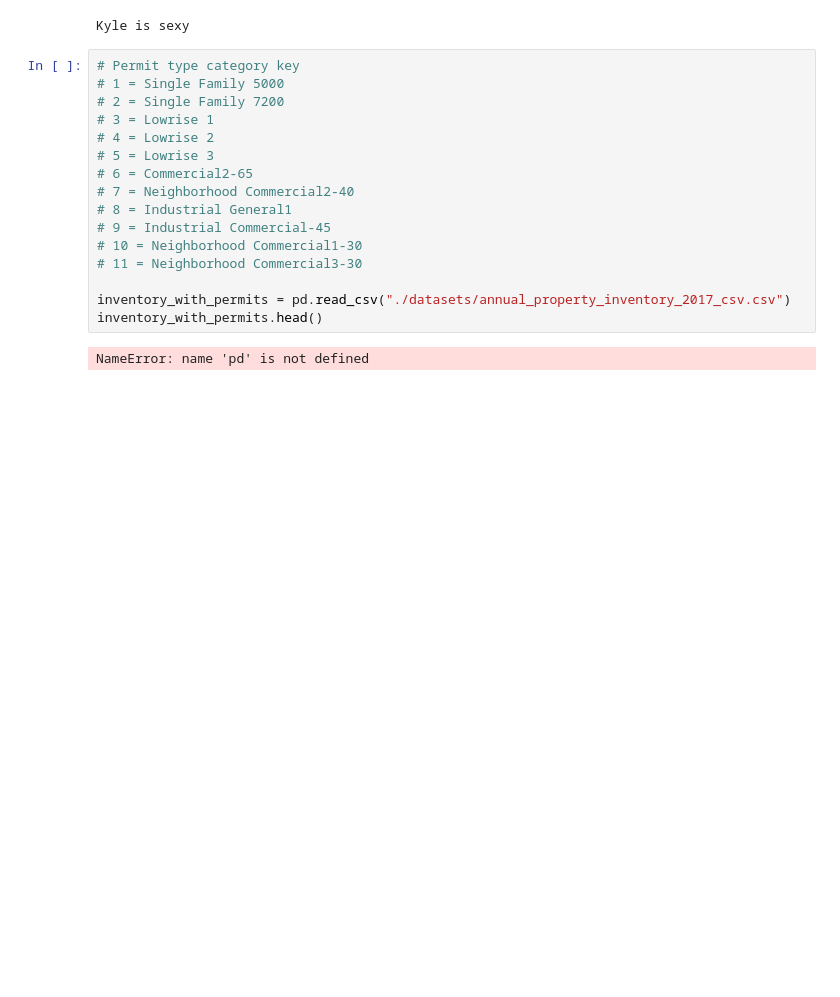
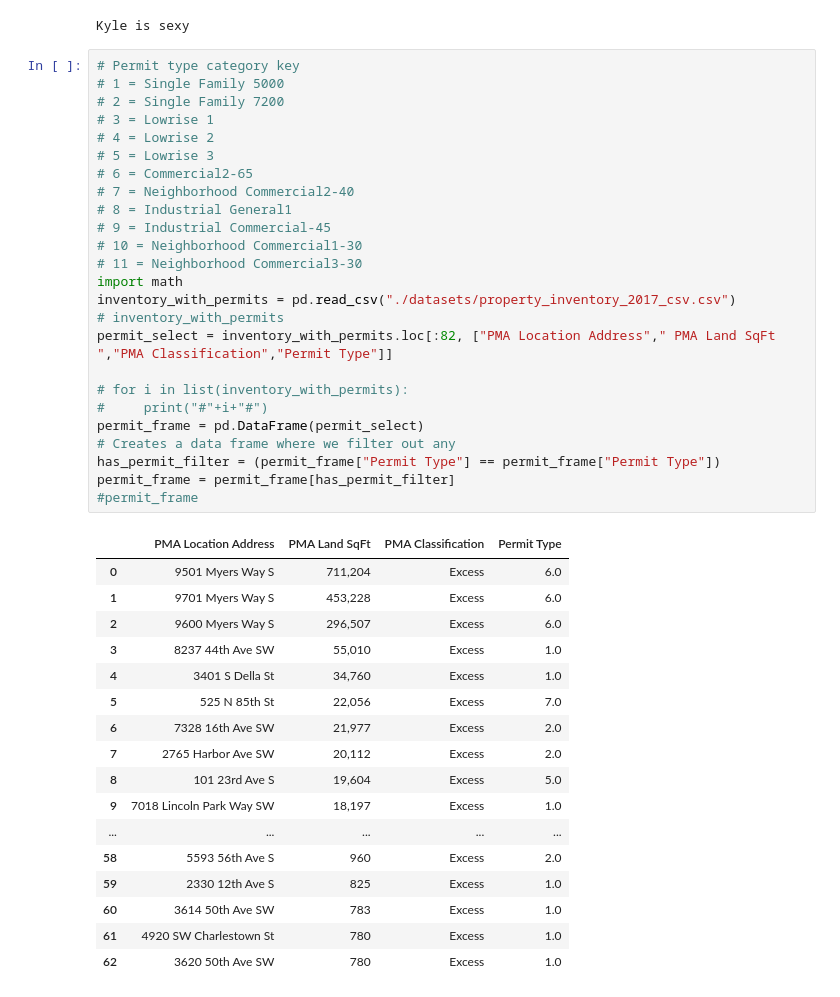
Before and after one commit to info370/project-dataseyance, a Jupyter notebook: Exploring Property Inventory.ipynb, the cells around one changed output. Drawn from its saved outputs; the diff is of its cells as text; blank space fills up the shorter version.

```diff
--- a/Exploring Property Inventory.ipynb
+++ b/Exploring Property Inventory.ipynb
@@ -87,18 +97,43 @@ Kyle is sexy
 # %%
 # Permit type category key
 # 1 = Single Family 5000
 # 2 = Single Family 7200
 # 3 = Lowrise 1
 # 4 = Lowrise 2
 # 5 = Lowrise 3
 # 6 = Commercial2-65
 # 7 = Neighborhood Commercial2-40
 # 8 = Industrial General1
 # 9 = Industrial Commercial-45
 # 10 = Neighborhood Commercial1-30
 # 11 = Neighborhood Commercial3-30
+import math
+inventory_with_permits = pd.read_csv("./datasets/property_inventory_2017_csv.csv")
+# inventory_with_permits
+permit_select = inventory_with_permits.loc[:82, ["PMA Location Address"," PMA Land SqFt ","PMA Classification","Permit Type"]]
 
-inventory_with_permits = pd.read_csv("./datasets/annual_property_inventory_2017_csv.csv")
-inventory_with_permits.head()
+# for i in list(inventory_with_permits):
+#     print("#"+i+"#")
+permit_frame = pd.DataFrame(permit_select)
+# Creates a data frame where we filter out any
+has_permit_filter = (permit_frame["Permit Type"] == permit_frame["Permit Type"])
+permit_frame = permit_frame[has_permit_filter]
+#permit_frame
 # %% [output]
-NameError: name 'pd' is not defined
+|  | PMA Location Address | PMA Land SqFt | PMA Classification | Permit Type |
+| 0 | 9501 Myers Way S | 711,204 | Excess | 6.0 |
+| 1 | 9701 Myers Way S | 453,228 | Excess | 6.0 |
+| 2 | 9600 Myers Way S | 296,507 | Excess | 6.0 |
+| 3 | 8237 44th Ave SW | 55,010 | Excess | 1.0 |
+| 4 | 3401 S Della St | 34,760 | Excess | 1.0 |
+| 5 | 525 N 85th St | 22,056 | Excess | 7.0 |
+| 6 | 7328 16th Ave SW | 21,977 | Excess | 2.0 |
+| 7 | 2765 Harbor Ave SW | 20,112 | Excess | 2.0 |
+| 8 | 101 23rd Ave S | 19,604 | Excess | 5.0 |
+| 9 | 7018 Lincoln Park Way SW | 18,197 | Excess | 1.0 |
+| ... | ... | ... | ... | ... |
+| 58 | 5593 56th Ave S | 960 | Excess | 2.0 |
+| 59 | 2330 12th Ave S | 825 | Excess | 1.0 |
+| 60 | 3614 50th Ave SW | 783 | Excess | 1.0 |
+| 61 | 4920 SW Charlestown St | 780 | Excess | 1.0 |
+| 62 | 3620 50th Ave SW | 780 | Excess | 1.0 |
```
Also changed, not shown: parts of 4 cells of this notebook.
